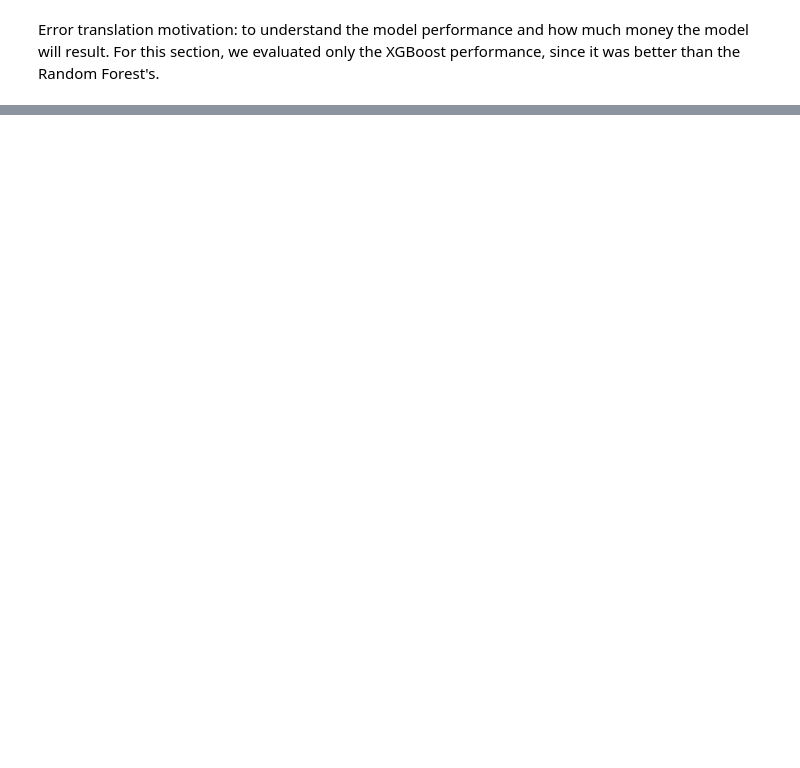
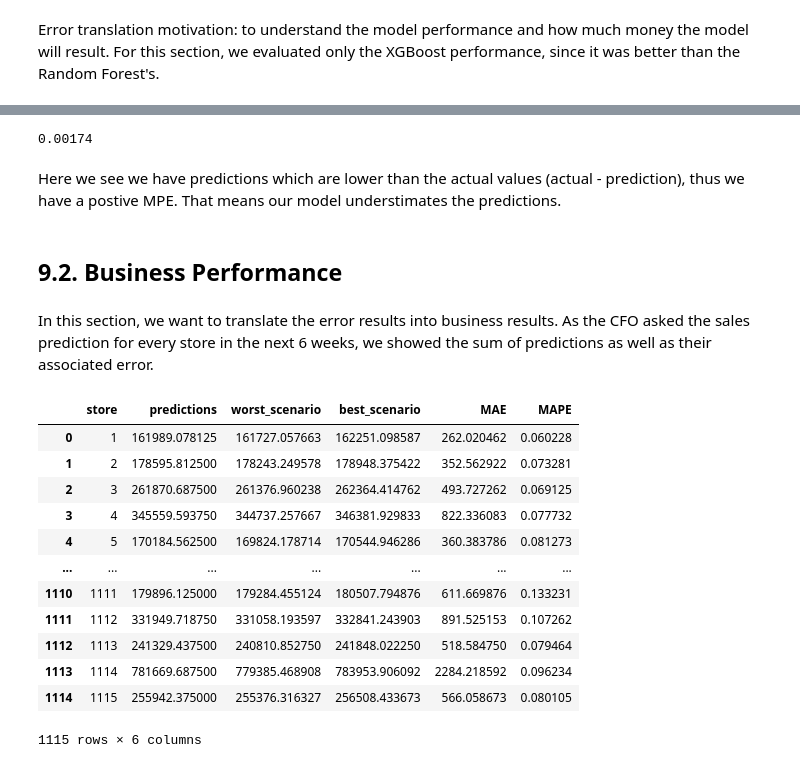
Before and after one commit to lucasquemelli/Rossman_Store_Sales, a Jupyter notebook: rossmann_store_sales.ipynb, the cells around one changed output, grey strips where cells are left out. Saved outputs shown, nothing was run; the diff lists cells and outputs as text; code cells hidden in the pictures; blank space fills up the shorter version.

```diff
--- a/rossmann_store_sales.ipynb
+++ b/rossmann_store_sales.ipynb
@@ -2389,0 +2417,11 @@ In our project, the metrics above means:
+# %%
+mpe = round(mean_percentage_error(np.expm1( y_test ), np.expm1( yhat_xgb_tuned ) ), 5)
+mpe
+# %% [output]
+0.00174
+# %% [markdown]
+Here we see we have predictions which are lower than the actual values (actual - prediction), thus we have a postive MPE. That means our model understimates the predictions.
+# %% [markdown]
+## 9.2. Business Performance
+# %% [markdown]
+In this section, we want to translate the error results into business results. As the CFO asked the sales prediction for every store in the next 6 weeks, we showed the sum of predictions as well as their associated error.
@@ -2389,0 +2446,16 @@ In our project, the metrics above means:
+# %%
+df9_2
+# %% [output]
+|  | store | predictions | worst_scenario | best_scenario | MAE | MAPE |
+| 0 | 1 | 161989.078125 | 161727.057663 | 162251.098587 | 262.020462 | 0.060228 |
+| 1 | 2 | 178595.812500 | 178243.249578 | 178948.375422 | 352.562922 | 0.073281 |
+| 2 | 3 | 261870.687500 | 261376.960238 | 262364.414762 | 493.727262 | 0.069125 |
+| 3 | 4 | 345559.593750 | 344737.257667 | 346381.929833 | 822.336083 | 0.077732 |
+| 4 | 5 | 170184.562500 | 169824.178714 | 170544.946286 | 360.383786 | 0.081273 |
+| ... | ... | ... | ... | ... | ... | ... |
+| 1110 | 1111 | 179896.125000 | 179284.455124 | 180507.794876 | 611.669876 | 0.133231 |
+| 1111 | 1112 | 331949.718750 | 331058.193597 | 332841.243903 | 891.525153 | 0.107262 |
+| 1112 | 1113 | 241329.437500 | 240810.852750 | 241848.022250 | 518.584750 | 0.079464 |
+| 1113 | 1114 | 781669.687500 | 779385.468908 | 783953.906092 | 2284.218592 | 0.096234 |
+| 1114 | 1115 | 255942.375000 | 255376.316327 | 256508.433673 | 566.058673 | 0.080105 |
+1115 rows × 6 columns
```
Also changed, not shown: parts of 15 cells of this notebook.
